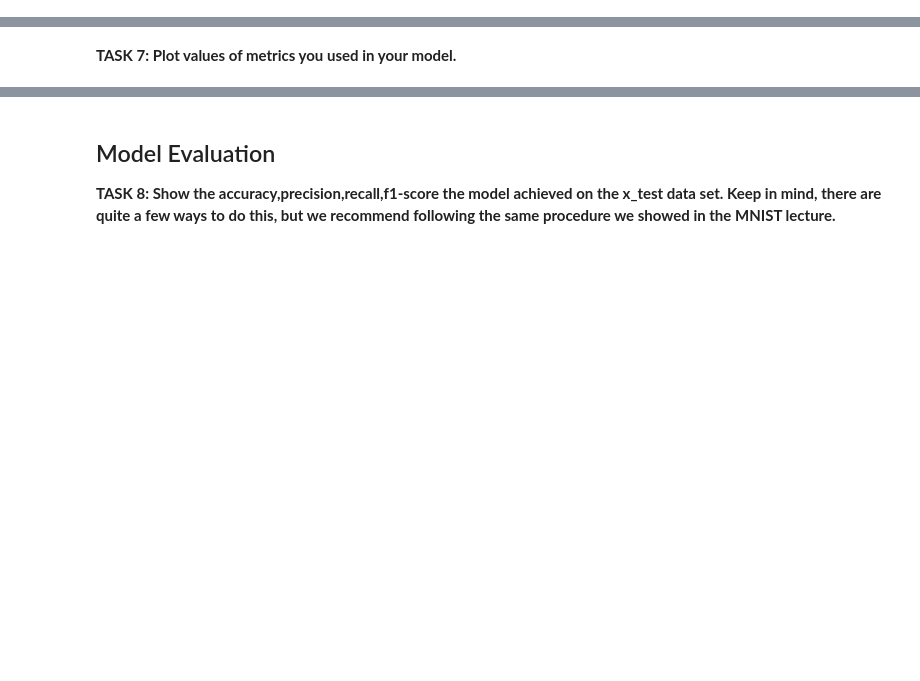
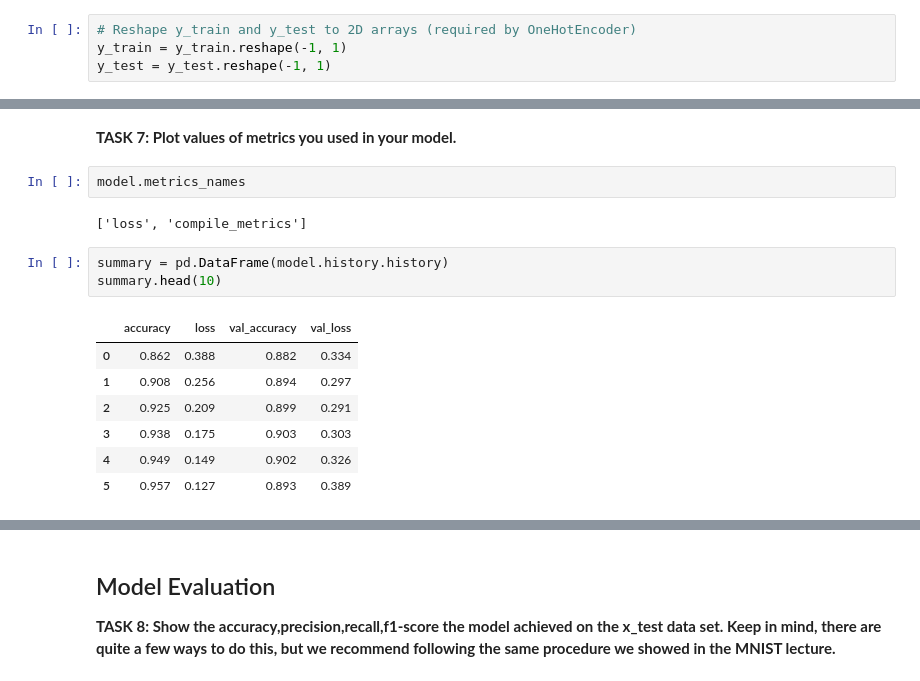
Before and after one commit to iceyisaak/dl_assignment02_cnn-fashion-mnist, a Jupyter notebook: DL-Assignment-2 (Image Classification with CNN)-Student.ipynb, the cells around one changed output, grey strips where cells are left out. Drawn from its saved outputs; the diff is of its cells as text; blank space fills up the shorter version.

```diff
--- a/DL-Assignment-2 (Image Classification with CNN)-Student.ipynb
+++ b/DL-Assignment-2 (Image Classification with CNN)-Student.ipynb
@@ -234,3 +225,7 @@ x_train.shape, x_test.shape
 from sklearn.preprocessing import OneHotEncoder
 # %%
 encoder = OneHotEncoder(sparse_output=False)
+# %%
+# Reshape y_train and y_test to 2D arrays (required by OneHotEncoder)
+y_train = y_train.reshape(-1, 1)
+y_test = y_test.reshape(-1, 1)
@@ -257,2 +367,17 @@ encoder = OneHotEncoder(sparse_output=False)
 # %% [markdown]
 **TASK 7: Plot values of metrics you used in your model.**
+# %%
+model.metrics_names
+# %% [output]
+['loss', 'compile_metrics']
+# %%
+summary = pd.DataFrame(model.history.history)
+summary.head(10)
+# %% [output]
+|  | accuracy | loss | val_accuracy | val_loss |
+| 0 | 0.862 | 0.388 | 0.882 | 0.334 |
+| 1 | 0.908 | 0.256 | 0.894 | 0.297 |
+| 2 | 0.925 | 0.209 | 0.899 | 0.291 |
+| 3 | 0.938 | 0.175 | 0.903 | 0.303 |
+| 4 | 0.949 | 0.149 | 0.902 | 0.326 |
+| 5 | 0.957 | 0.127 | 0.893 | 0.389 |
```
Also changed, not shown: parts of 29 cells of this notebook.
